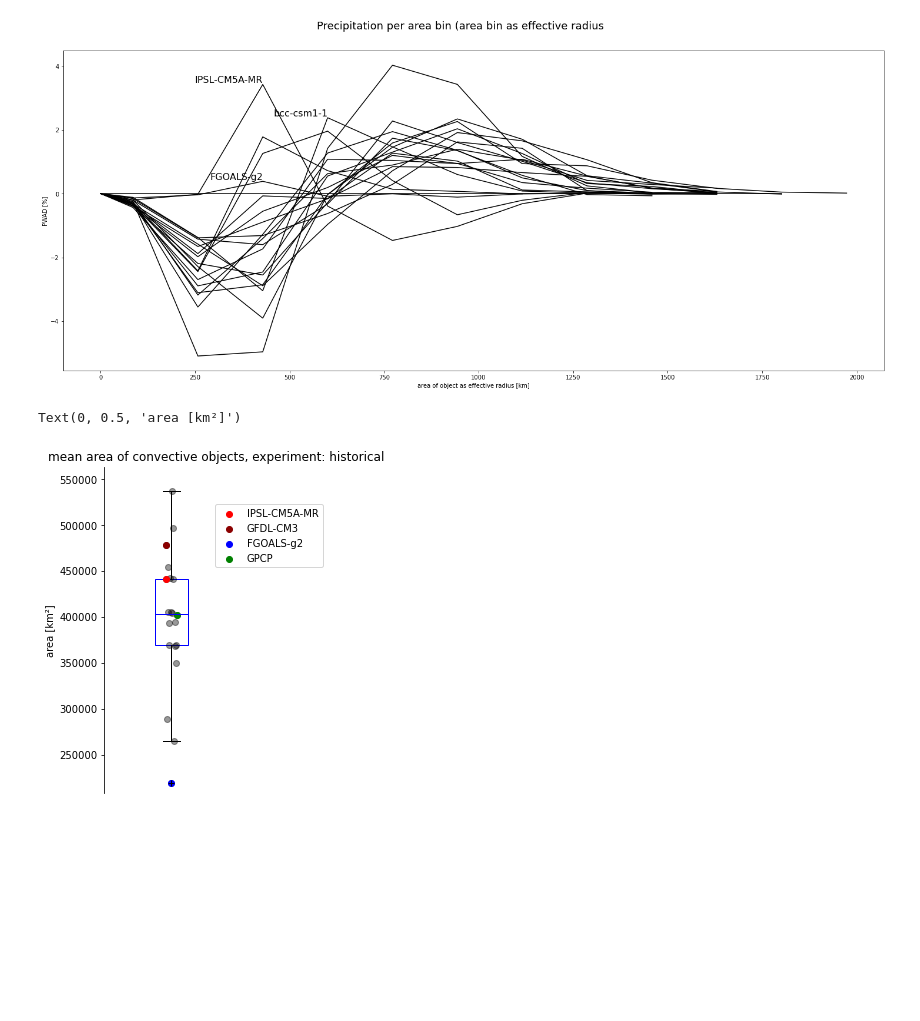
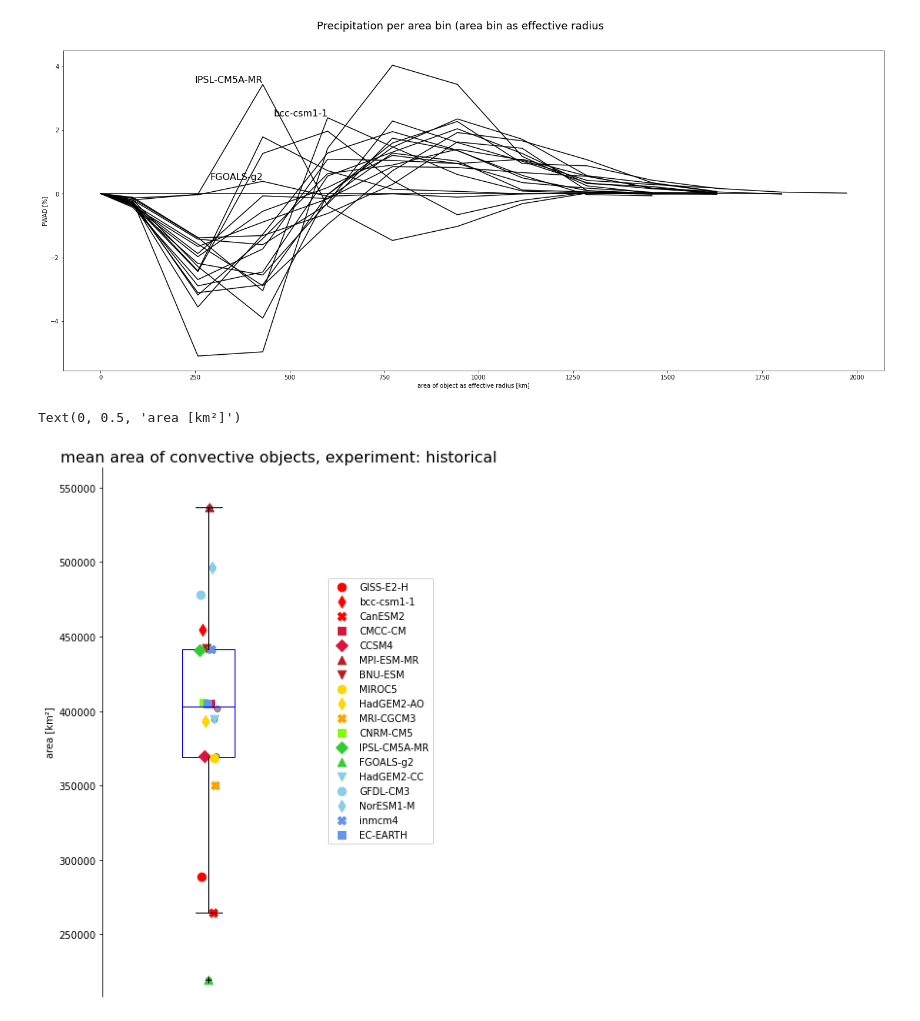
Before and after one commit to PBlackberg/phd, a Jupyter notebook: testing/metrics/org/pwad.ipynb, the cells around one changed output. Saved outputs shown, nothing was run; the diff lists cells and outputs as text; code cells hidden in the pictures; blank space fills up the shorter version.

Commit message:
plotting scripts

```diff
--- a/testing/metrics/org/pwad.ipynb
+++ b/testing/metrics/org/pwad.ipynb
@@ -647,31 +647,51 @@ for i, dataset in enumerate(datasets):
 labels =[
     'IPSL-CM5A-MR', # 1
     'GFDL-CM3',     # 2
-    # 'GISS-E2-H',    # 3
-    # 'bcc-csm1-1',   # 4
-    # 'CNRM-CM5',     # 5
-    # 'CCSM4',        # 6
-    # 'HadGEM2-AO',   # 7
-    # 'BNU-ESM',      # 8
-    # 'EC-EARTH',     # 9
+    'GISS-E2-H',    # 3
+    'bcc-csm1-1',   # 4
+    'CNRM-CM5',     # 5
+    'CCSM4',        # 6
+    'HadGEM2-AO',   # 7
+    'BNU-ESM',      # 8
+    'EC-EARTH',     # 9
     'FGOALS-g2',    # 10
-    # 'MPI-ESM-MR',   # 11
-    # 'CMCC-CM',      # 12
-    # 'inmcm4',       # 13
-    # 'NorESM1-M',    # 14
-    # 'CanESM2',      # 15
-    # 'MIROC5',       # 16
-    # 'HadGEM2-CC',   # 17
-    # 'MRI-CGCM3',    # 18
-    # 'CESM1-BGC'     # 19
+    'MPI-ESM-MR',   # 11
+    'CMCC-CM',      # 12
+    'inmcm4',       # 13
+    'NorESM1-M',    # 14
+    'CanESM2',      # 15
+    'MIROC5',       # 16
+    'HadGEM2-CC',   # 17
+    'MRI-CGCM3',    # 18
+    'CESM1-BGC'     # 19
     'GPCP'            # 20
     ]
+
 colors = [
-    'r',
-    'darkred',
-    'b',
-    'g'
+    'red', 'red', 'red', 'crimson', 'crimson', 'firebrick', 'firebrick', # red
+    'gold', 'gold', 'orange', # yellow
+    'chartreuse', 'limegreen', 'limegreen', # green
+    'skyblue', 'skyblue', 'skyblue', 'cornflowerblue', 'cornflowerblue', 'royalblue', 'royalblue' # blue
     ]
+
+markers = ['o','d','X','s','D', '^','v']
+
+order_by_tas = True
+if order_by_tas:
+    order_list = []
+    for dataset in datasets:
+        if dataset == 'GPCP':
+            order_list = np.append(order_list, 0)
+        else:
+            data = get_metric('tas_tMean', dataset, experiment=experiments[0])['tas_tMean']
+            aWeights = np.cos(np.deg2rad(data.lat))
+            tas = data.weighted(aWeights).mean(dim=('lat','lon'))
+            order_list = np.append(order_list, tas)
+    order = np.argsort(order_list)[::-1]
+else:
+    order = np.arange(len(datasets), dtype=int)
+    colors.reverse()
+
 
 absolute_limits = True
 quantile_low = 0
@@ -691,41 +711,44 @@ if absolute_limits:
 
 else:
     vmin, vmax = None, None
 
 
-
-plt.figure(figsize=(4,6))
+plt.figure(figsize=(6.5,10))
 title = 'mean area of convective objects, experiment: {}'.format(experiments[0])
 plt.xlim(0,1)
 plt.ylim(vmin*0.95, vmax*1.05)
 
 y= []
 for dataset in datasets:
 
     ds = get_metric(metric, dataset, experiments[0])
     y_data = ds['o_area'].mean(dim='region')
 
     y = np.append(y, y_data)
 
 plt.boxplot(y,vert=True, positions= [0.3], patch_artist=True, medianprops = dict(color="b",linewidth=1),boxprops = dict(color="b",facecolor='w',zorder=0)
             ,sym='+',flierprops = dict(color="r"))
 
 x = np.linspace(0.3-0.025, 0.3+0.025, len(y))
 plt.scatter(x, y, c='k', alpha=0.4)
 
 if labels:
-    for i, label in enumerate(labels):
+    datasets_order = np.array(datasets)[order]
+    labels_order = datasets_order[np.isin(datasets_order, np.array(labels))].tolist()
+
+    for i, label in enumerate(labels_order):
         dataset_idx= datasets.index(label)
-        plt.scatter(x[dataset_idx],y[dataset_idx],c=colors[i], label=label)
-        plt.legend(bbox_to_anchor=(0.6,0.5,0.4,0.4))
+        plt.scatter(x[dataset_idx],y[dataset_idx],c=colors[i], marker = markers[i%7], s=75,  label=label)
+
+    plt.legend(bbox_to_anchor=(0.95,0.8))
 
 plt.xticks([])
 sns.despine(top=True, right=True, left=False, bottom=True)
-plt.title(title)
-plt.ylabel('area [{}]'.format(data.units))
+plt.title(title, fontsize = 16)
+plt.ylabel('area [{}]'.format('km\u00b2'))
 # %% [output]
 Text(0, 0.5, 'area [km²]')
-[figure, old version]
+[figure, new version]
 # %%
 labels =[
     'IPSL-CM5A-MR', # 1
```
Also changed, not shown: parts of 2 cells of this notebook, 31 other files.
